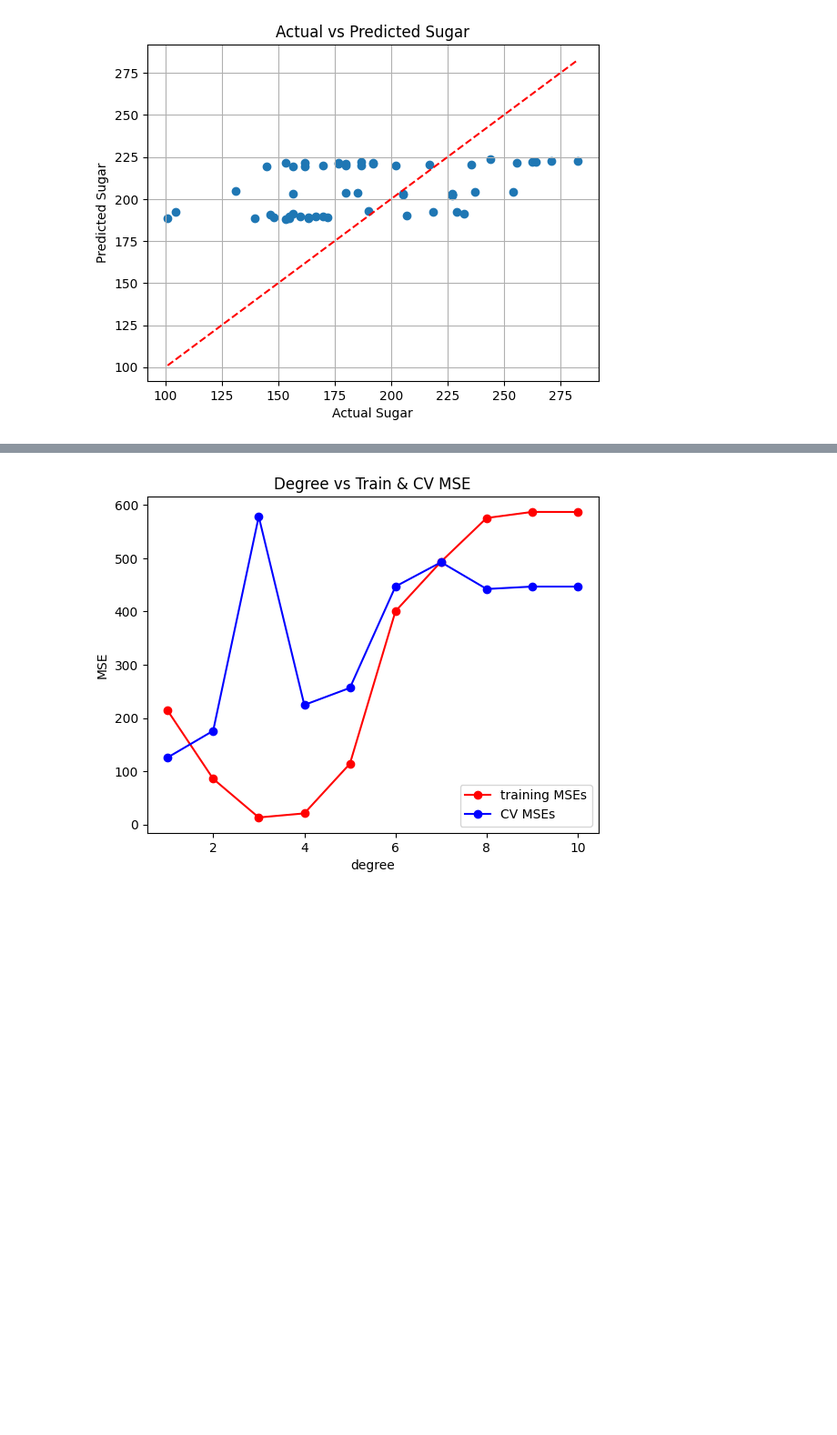
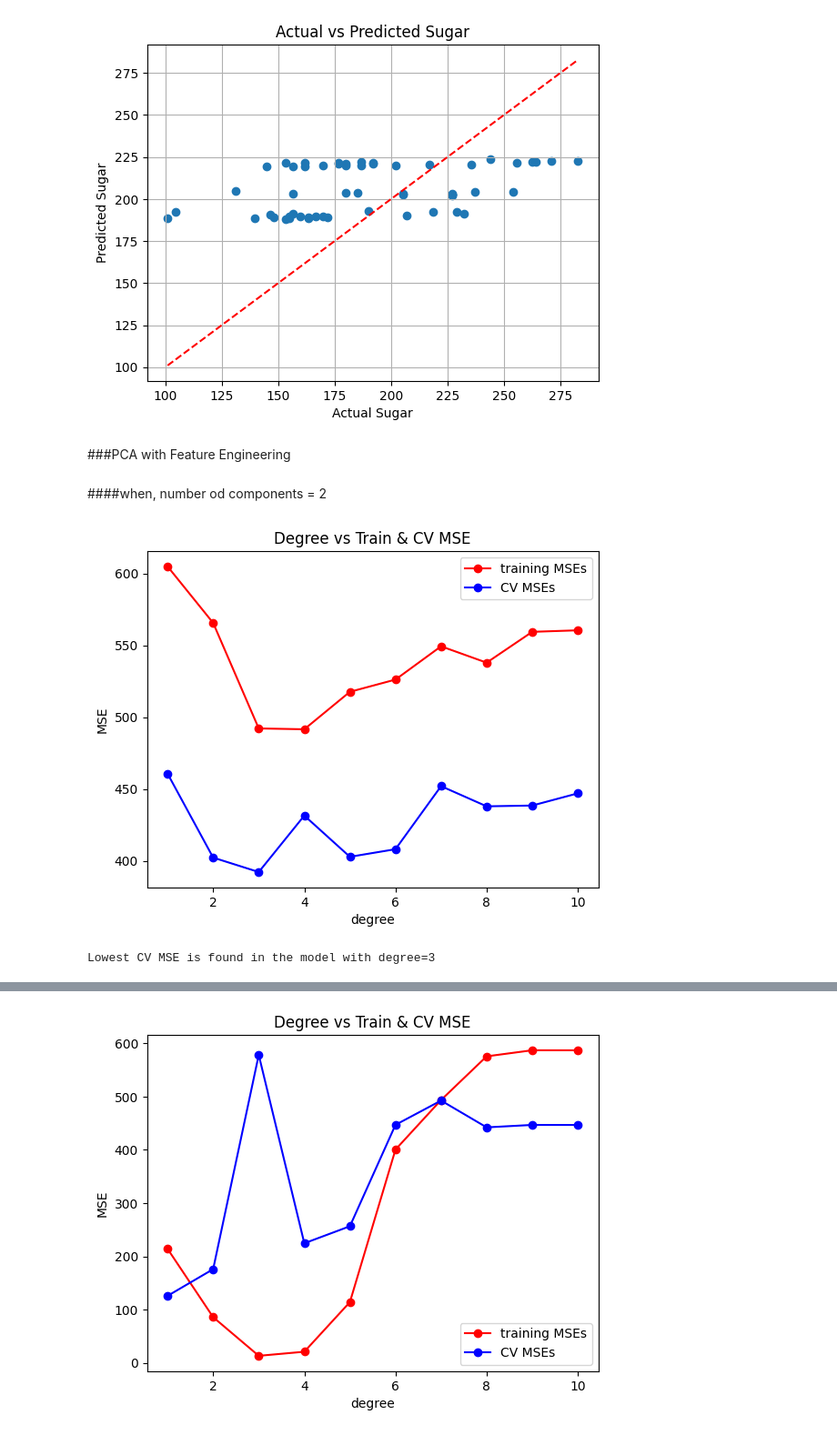
Before and after one commit to wathsan11/ML-grape-berries-hyperspectral-, a Jupyter notebook: GrapeBerriesHyperspectral.ipynb, the cells around one changed output, grey strips where cells are left out. Shown at 91% size. Drawn from its saved outputs; the diff is of its cells as text; code cells hidden in the pictures; blank space fills up the shorter version.

```diff
--- a/GrapeBerriesHyperspectral.ipynb
+++ b/GrapeBerriesHyperspectral.ipynb
@@ -995,3 +1005,7 @@ plt.grid(True)
 plt.show()
 # %% [output]
 [figure]
+# %% [markdown]
+###PCA with Feature Engineering
+# %% [markdown]
+####when, number od components = 2
@@ -997,0 +1025,76 @@ plt.show()
+# %%
+from sklearn.preprocessing import PolynomialFeatures, StandardScaler
+from sklearn.linear_model import LinearRegression
+from sklearn.metrics import mean_squared_error
+from sklearn.decomposition import PCA
+import numpy as np
+
+train_MSES_PCA = []
+cv_MSES_PCA = []
+models = []
+pcas = []
+polys =[]
+scalers = []
+
+# Ensure float32 for memory efficiency
+x_train = x_train.astype(np.float32)
+x_cv = x_cv.astype(np.float32)
+
+for degree in range(1, 11):
+
+    # SCALE FIRST
+    scaler = StandardScaler()
+    x_train_scaled = scaler.fit_transform(x_train)
+    x_cv_scaled = scaler.transform(x_cv)
+    scalers.append(scaler)
+
+    # PCA NEXT
+    pca = PCA(n_components=2)
+    x_train_pca = pca.fit_transform(x_train_scaled)
+    x_cv_pca = pca.transform(x_cv_scaled)
+    pcas.append(pca)
+
+    # POLYNOMIAL FEATURES
+    poly = PolynomialFeatures(
+        degree=degree,
+        include_bias=True,
+        interaction_only=False   # memory-safe
+    )
+
+    x_train_poly = poly.fit_transform(x_train_pca)
+    x_cv_poly = poly.transform(x_cv_pca)
+    polys.append(poly)
+
+    # MODEL TRAINING
+    model = LinearRegression()
+    model.fit(x_train_poly, y_train)
+
+    models.append(model)
+
+    # TRAIN ERROR
+    yhat_train = model.predict(x_train_poly)
+    train_MSE = mean_squared_error(y_train, yhat_train) / 2
+    train_MSES_PCA.append(train_MSE)
+
+    # CV ERROR
+    yhat_cv = model.predict(x_cv_poly)
+    cv_MSE = mean_squared_error(y_cv, yhat_cv) / 2
+    cv_MSES_PCA.append(cv_MSE)
+
+
+# PLOT RESULTS
+degrees = range(1, 11)
+
+plot_train_cv_mses_pca(
+    degrees,
+    train_MSES_PCA,
+    cv_MSES_PCA,
+    title="Degree vs Train & CV MSE"
+)
+# %% [output]
+[figure, added]
+# %%
+degree = np.argmin(cv_MSES_PCA) + 1
+print(f"Lowest CV MSE is found in the model with degree={degree}")
+# %% [output]
+Lowest CV MSE is found in the model with degree=3
```
Also changed, not shown: parts of 54 cells of this notebook.
